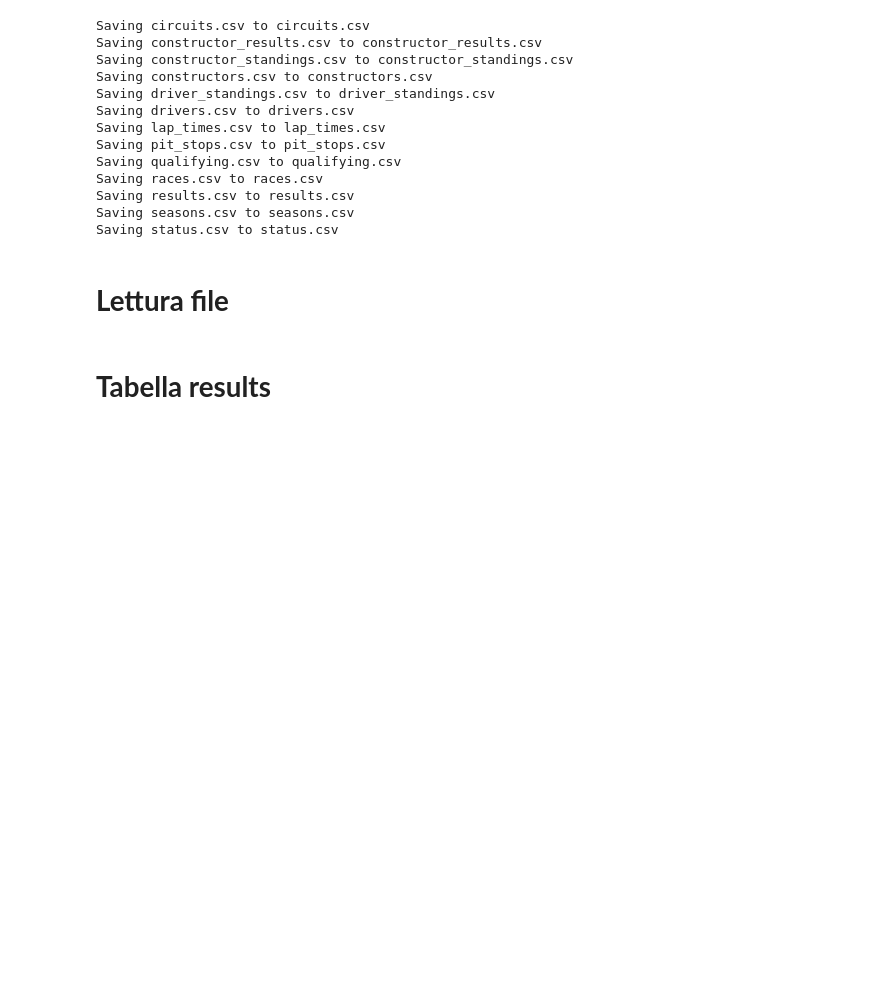
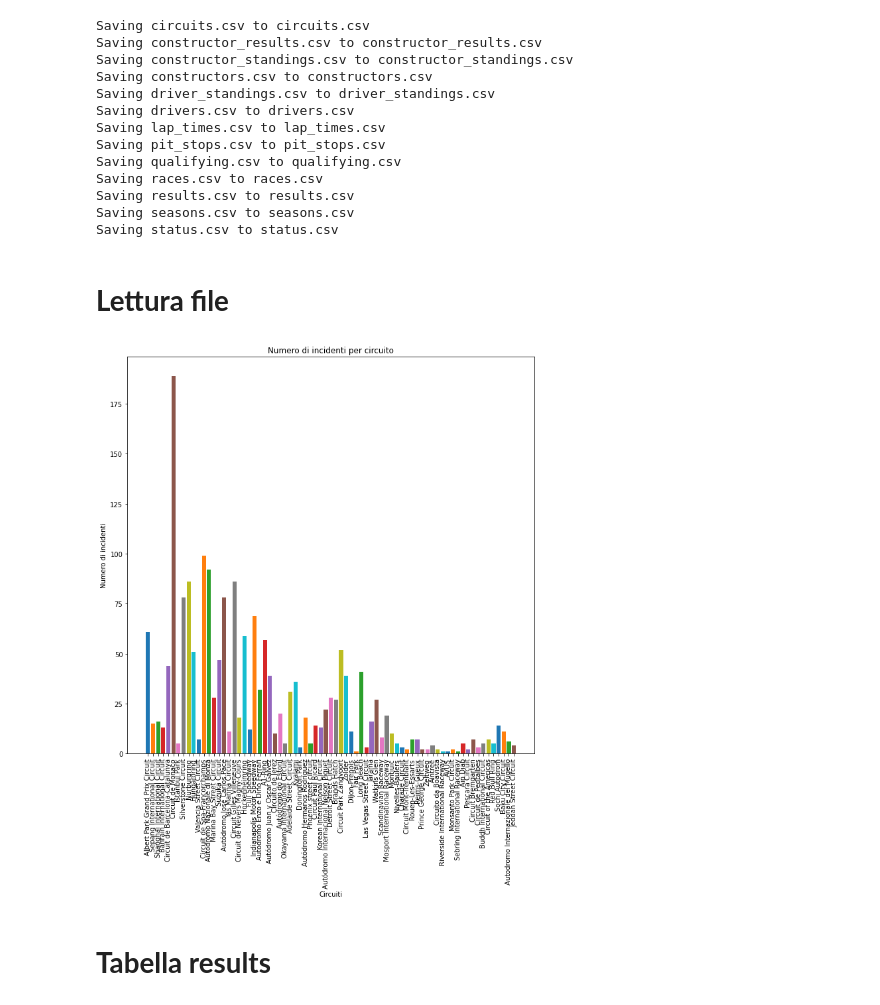
Before and after one commit to giorgio-angelo-esposito/F1WP, a Jupyter notebook: F1WP.ipynb, the cells around one changed output. Drawn from its saved outputs; the diff is of its cells as text; code cells hidden in the pictures; blank space fills up the shorter version.

```diff
--- a/F1WP.ipynb
+++ b/F1WP.ipynb
@@ -42,6 +42,29 @@ races = pd.read_csv("races.csv")
 results = pd.read_csv("results.csv")
 seasons = pd.read_csv("seasons.csv")
 status = pd.read_csv("status.csv")
+# %%
+dangerous_circuits = pd.merge(races,circuits, on = 'circuitId')
+dangerous_circuits.drop(labels=['url_x','url_y'],axis=1, inplace=True)
+dangerous_circuits.rename({'name_x':'GP_name','name_y':'circuitsName'},axis= 1, inplace=True)
+dangerous_circuits = pd.merge(dangerous_circuits, results, on = 'raceId')
+dangerous_circuits.drop(labels=['circuitRef','GP_name','number','grid','constructorId','country','driverId','resultId','time_x','location','round','date','alt','lat','lng','position','positionText','positionOrder','points','laps','time_y','milliseconds','fastestLap','rank','fastestLapTime','fastestLapSpeed'],axis=1, inplace= True)
+dangerous_circuits.sort_values(['raceId','year'])
+
+plt.figure(figsize=(11,11))
+
+for circuit in dangerous_circuits['circuitsName'].unique():
+  i = dangerous_circuits.loc[(dangerous_circuits['circuitsName']== circuit) & ((dangerous_circuits['statusId'] == 3) | (dangerous_circuits['statusId'] == 4))]
+  i.sort_values('statusId')
+  plt.bar(i['circuitsName'],i['statusId'].count())
+
+plt.xticks(rotation = 90)
+plt.xlabel('Circuiti')
+plt.ylabel('Numero di incidenti')
+plt.title('Numero di incidenti per circuito')
+plt.savefig('incidenti_per_circuito',dpi = 300)
+plt.show()
+# %% [output]
+[figure, added]
 # %% [markdown]
 # **Tabella results**
 # %% [markdown]
```
Also changed, not shown: parts of 7 cells of this notebook.
